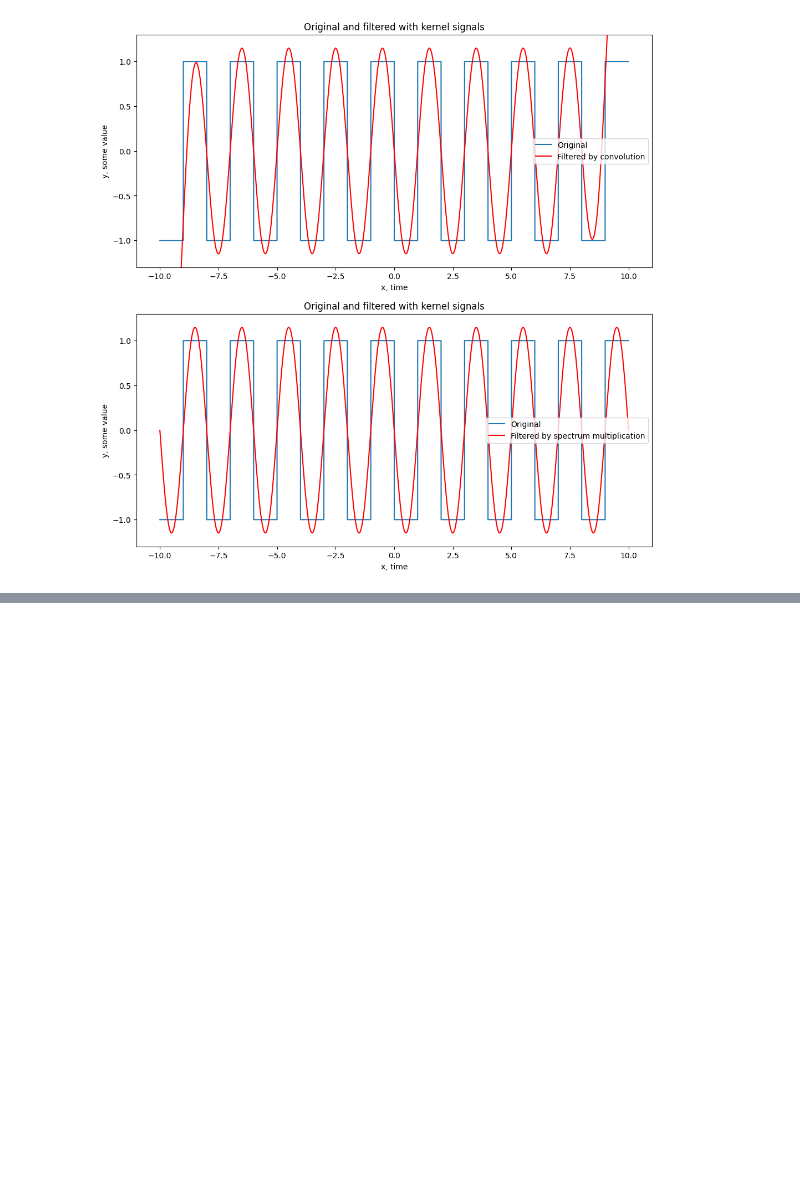
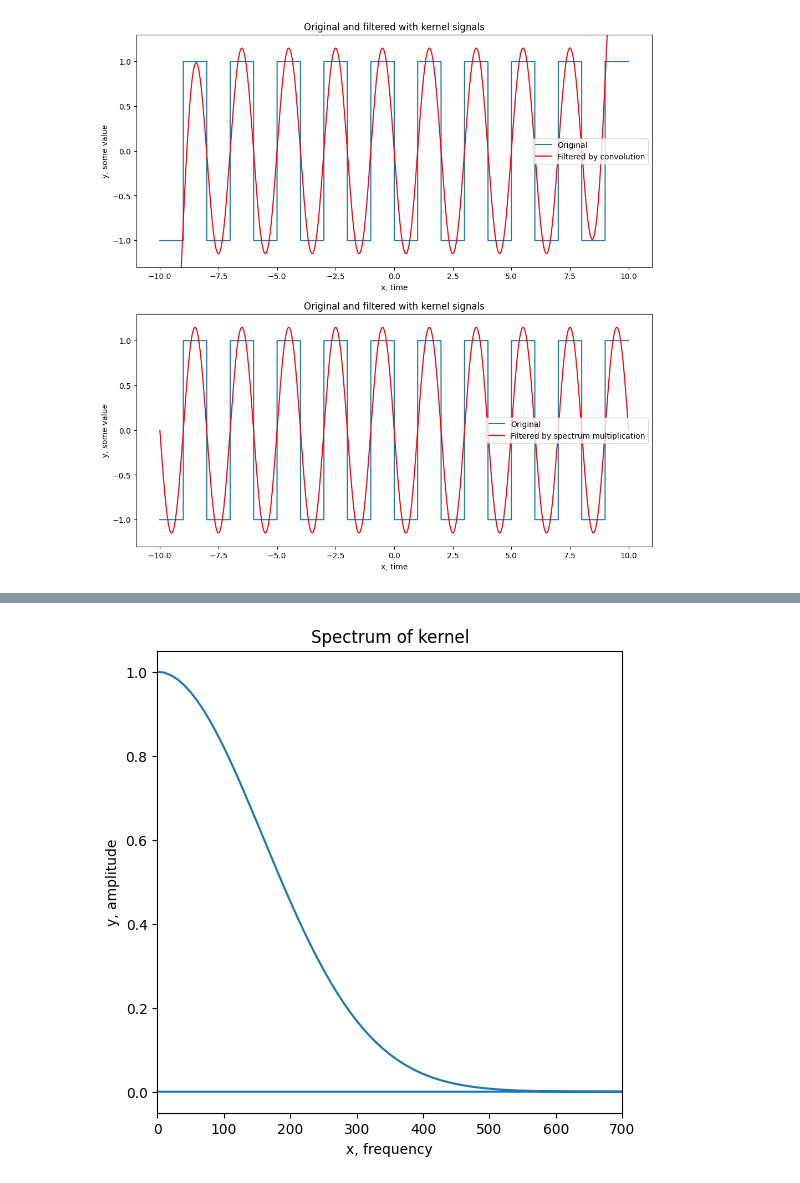
Before and after one commit to pimonov-student/another_digital_signal, a Jupyter notebook: lab_five.ipynb, the cells around one changed output, grey strips where cells are left out. Drawn from its saved outputs; the diff is of its cells as text; code cells hidden in the pictures; blank space fills up the shorter version.

```diff
--- a/lab_five.ipynb
+++ b/lab_five.ipynb
@@ -157,0 +169,13 @@ plt.show()
+# %%
+gauss_fft_y = np.fft.fft(y_gauss)
+gauss_fft_y /= max(gauss_fft_y)
+
+plt.figure(figsize=(6, 6))
+plt.plot(x_cos_fft, np.abs(gauss_fft_y))
+plt.xlim([0, 700])
+plt.title("Spectrum of kernel")
+plt.xlabel("x, frequency")
+plt.ylabel("y, amplitude")
+plt.show()
+# %% [output]
+[figure, added]
```
Also changed, not shown: parts of 12 cells of this notebook.
